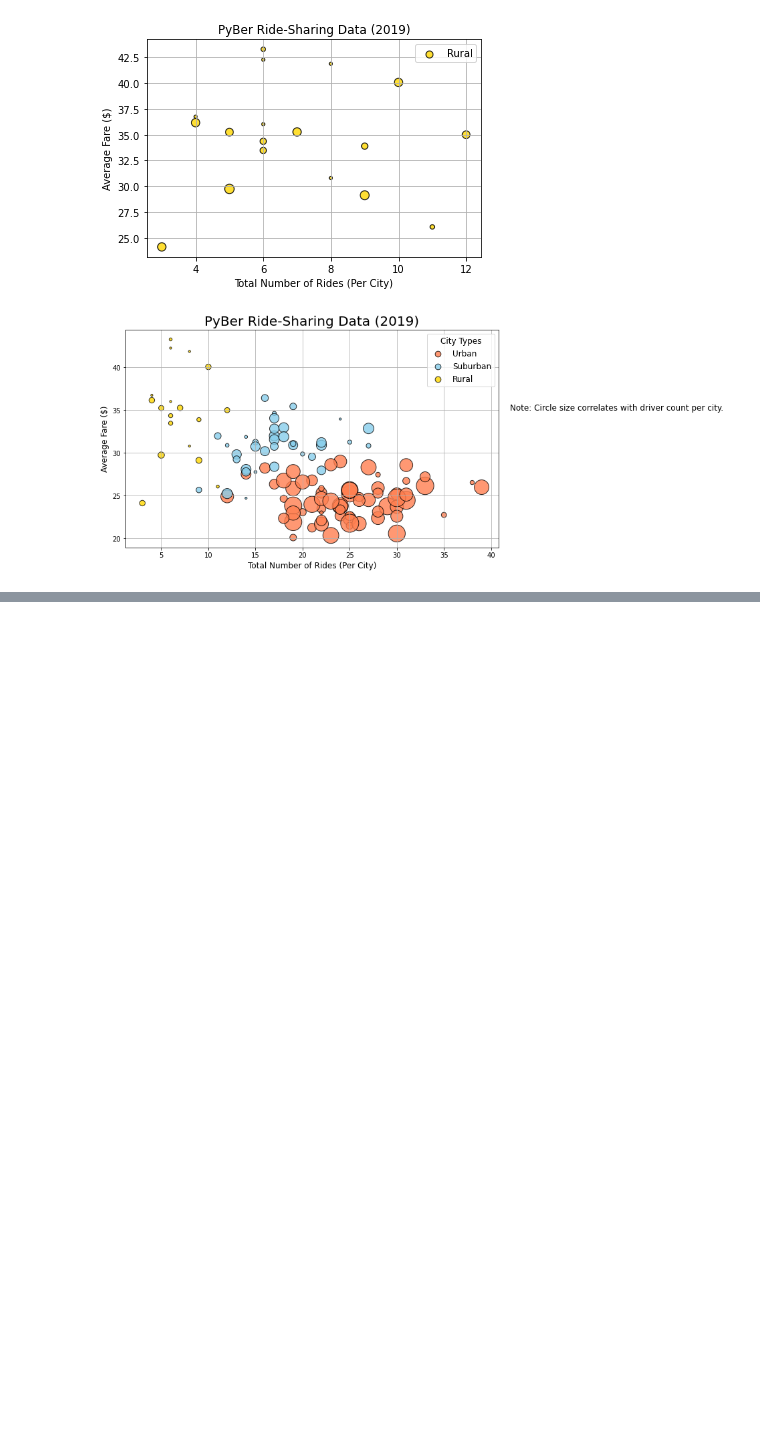
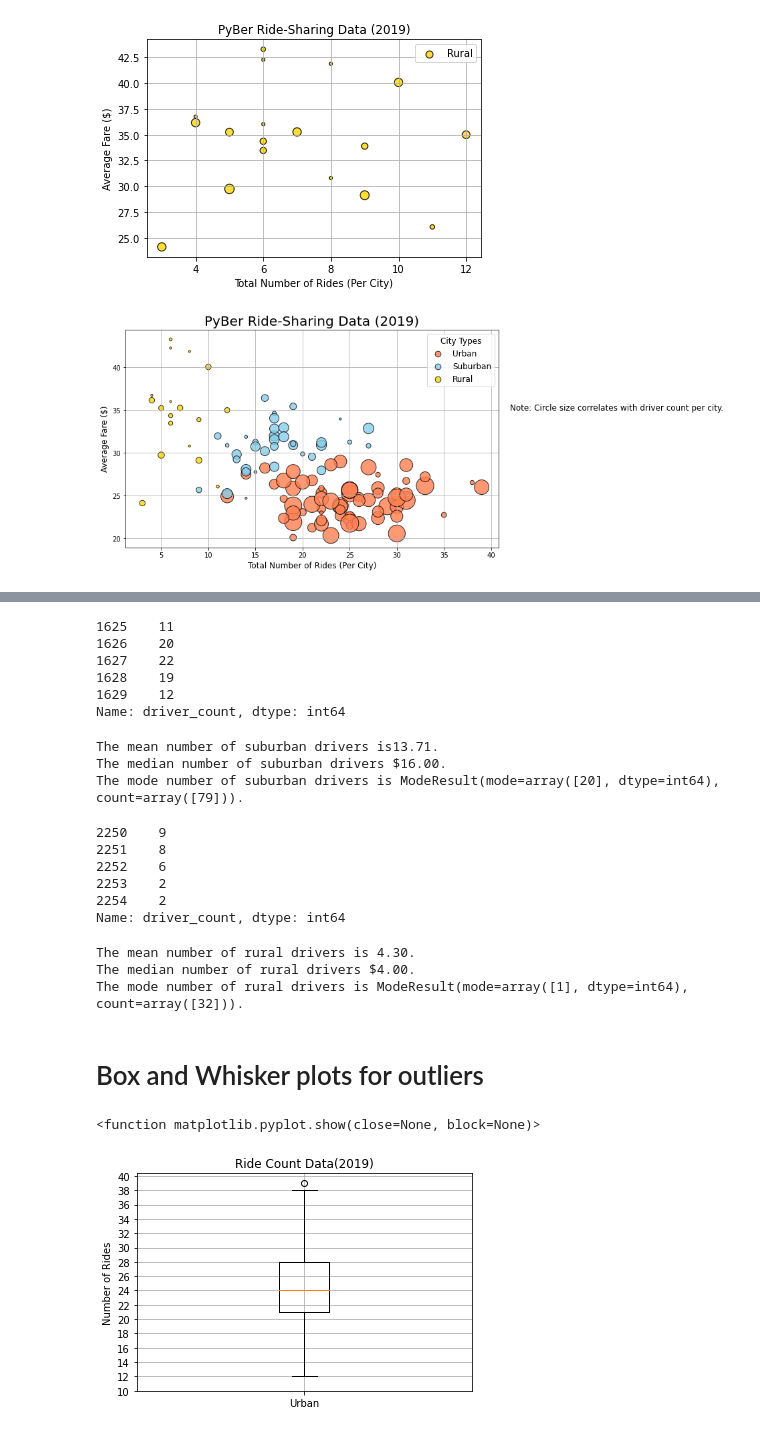
Before and after one commit to AbiE216/PyBer_Analysis, a Jupyter notebook: PyBer_Analysis.ipynb, the cells around one changed output, grey strips where cells are left out. Drawn from its saved outputs; the diff is of its cells as text; code cells hidden in the pictures; blank space fills up the shorter version.

Commit message:
box and whisker plots

```diff
--- a/PyBer_Analysis.ipynb
+++ b/PyBer_Analysis.ipynb
@@ -294,0 +504,66 @@ plt.show()
+# %%
+suburban_drivers = suburban_cities_df['driver_count']
+suburban_drivers.head()
+# %% [output]
+1625    11
+1626    20
+1627    22
+1628    19
+1629    12
+Name: driver_count, dtype: int64
+# %%
+# Calculate the measures of central tendency for the number of drivers for the suburban cities.
+mean_suburban_drivers = np.mean(suburban_drivers)
+print(f"The mean number of suburban drivers is{mean_suburban_drivers:.2f}.")
+
+median_suburban_drivers = np.median(suburban_drivers)
+print(f"The median number of suburban drivers ${median_suburban_drivers:.2f}.")
+
+mode_suburban_drivers = sts.mode(suburban_drivers)
+print(f"The mode number of suburban drivers is {mode_suburban_drivers}.")
+# %% [output]
+The mean number of suburban drivers is13.71.
+The median number of suburban drivers $16.00.
+The mode number of suburban drivers is ModeResult(mode=array([20], dtype=int64), count=array([79])).
+# %%
+rural_drivers = rural_cities_df['driver_count']
+rural_drivers.head()
+# %% [output]
+2250    9
+2251    8
+2252    6
+2253    2
+2254    2
+Name: driver_count, dtype: int64
+# %%
+# Calculate the measures of central tendency for the number of drivers for the rural cities.
+mean_rural_drivers = np.mean(rural_drivers)
+print(f"The mean number of rural drivers is {mean_rural_drivers:.2f}.")
+
+median_rural_drivers = np.median(rural_drivers)
+print(f"The median number of rural drivers ${median_rural_drivers:.2f}.")
+
+mode_rural_drivers = sts.mode(rural_drivers)
+print(f"The mode number of rural drivers is {mode_rural_drivers}.")
+# %% [output]
+The mean number of rural drivers is 4.30.
+The median number of rural drivers $4.00.
+The mode number of rural drivers is ModeResult(mode=array([1], dtype=int64), count=array([32])).
+# %% [markdown]
+# Box and Whisker plots for outliers
+# %%
+#create a box and whisker plot
+x_labels = ["Urban"]
+fig, ax = plt.subplots()
+ax.boxplot(urban_ride_count, labels = x_labels)
+
+#add the title,labels
+
+ax.set_title('Ride Count Data(2019)')
+ax.set_ylabel('Number of Rides')
+ax.set_yticks(np.arange(10,41, step= 2.0))
+ax.grid()
+plt.show
+# %% [output]
+<function matplotlib.pyplot.show(close=None, block=None)>
+[figure, added]
```
Also changed, not shown: parts of 37 cells of this notebook, 1 other file.
